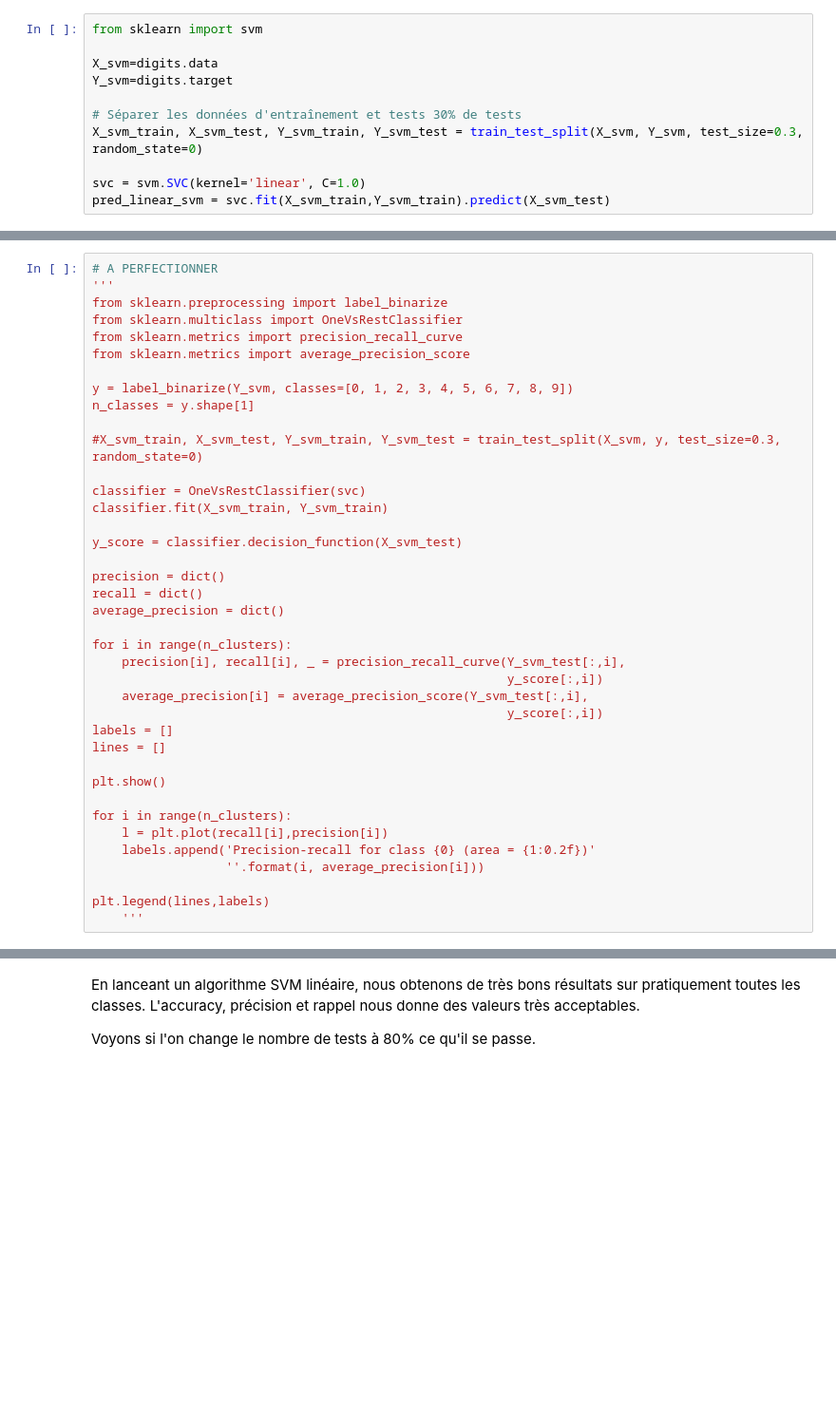
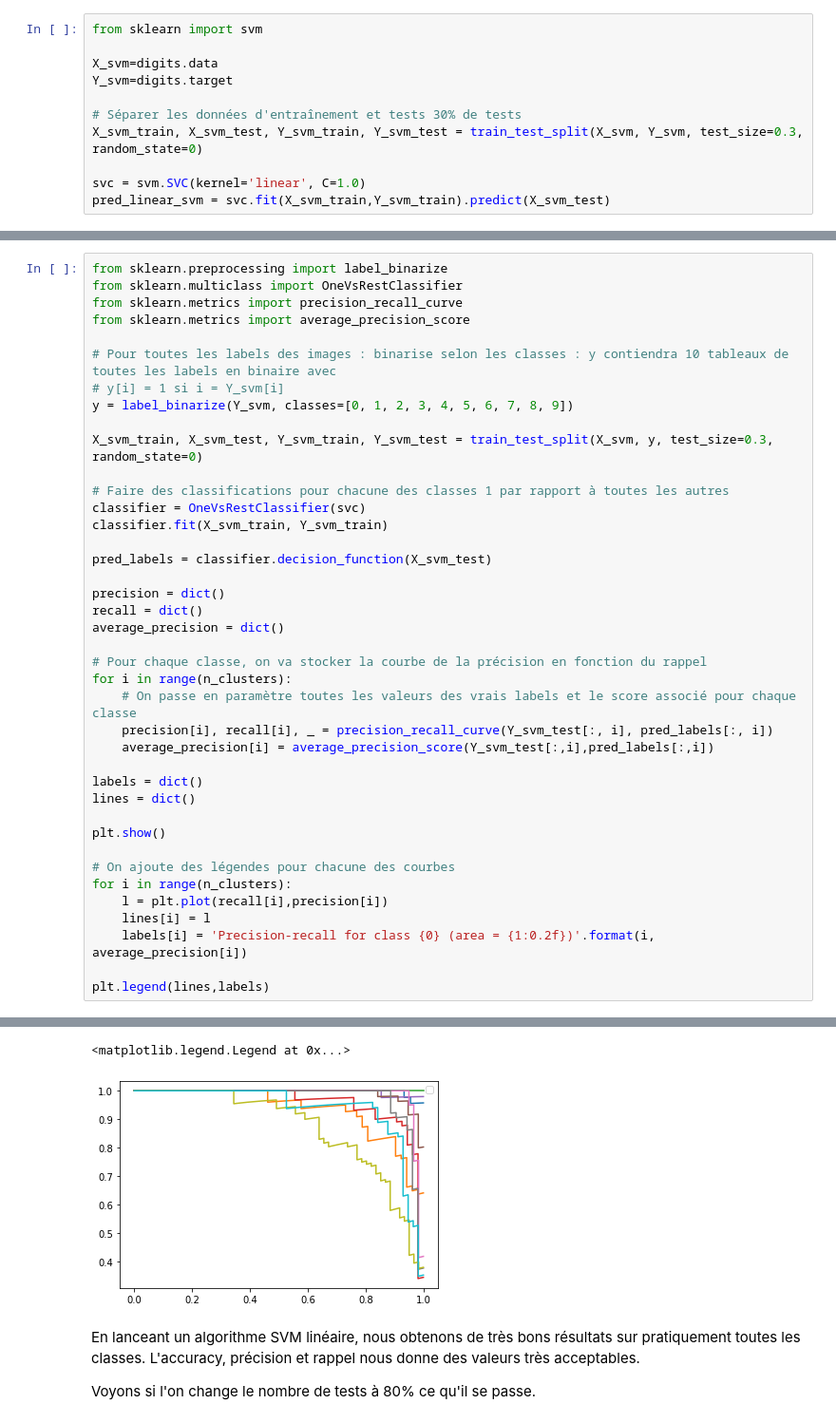
Before and after one commit to JohanChataigne/handwritten_digits_recognition, a Jupyter notebook: Assignment1.ipynb, the cells around one changed output, grey strips where cells are left out. Shown: that part at 95% size. Cells and saved outputs as stored; diff of their text form; blank space fills up the shorter version.

Commit message:
precision(recall)

```diff
--- a/Assignment1.ipynb
+++ b/Assignment1.ipynb
@@ -407,39 +447,41 @@ print(report_linear_svm)
 # %%
-# A PERFECTIONNER
-'''
 from sklearn.preprocessing import label_binarize
 from sklearn.multiclass import OneVsRestClassifier
 from sklearn.metrics import precision_recall_curve
 from sklearn.metrics import average_precision_score
 
+# Pour toutes les labels des images : binarise selon les classes : y contiendra 10 tableaux de toutes les labels en binaire avec
+# y[i] = 1 si i = Y_svm[i]
 y = label_binarize(Y_svm, classes=[0, 1, 2, 3, 4, 5, 6, 7, 8, 9])
-n_classes = y.shape[1]
 
-#X_svm_train, X_svm_test, Y_svm_train, Y_svm_test = train_test_split(X_svm, y, test_size=0.3, random_state=0)
+X_svm_train, X_svm_test, Y_svm_train, Y_svm_test = train_test_split(X_svm, y, test_size=0.3, random_state=0)
 
+# Faire des classifications pour chacune des classes 1 par rapport à toutes les autres
 classifier = OneVsRestClassifier(svc)
 classifier.fit(X_svm_train, Y_svm_train)
 
-y_score = classifier.decision_function(X_svm_test)
+pred_labels = classifier.decision_function(X_svm_test)
 
 precision = dict()
 recall = dict()
 average_precision = dict()
 
+# Pour chaque classe, on va stocker la courbe de la précision en fonction du rappel
 for i in range(n_clusters):
-    precision[i], recall[i], _ = precision_recall_curve(Y_svm_test[:,i],
-                                                        y_score[:,i])
-    average_precision[i] = average_precision_score(Y_svm_test[:,i],
-                                                        y_score[:,i])
-labels = []
-lines = []
+    # On passe en paramètre toutes les valeurs des vrais labels et le score associé pour chaque classe
+    precision[i], recall[i], _ = precision_recall_curve(Y_svm_test[:, i], pred_labels[:, i])
+    average_precision[i] = average_precision_score(Y_svm_test[:,i],pred_labels[:,i])
+
+labels = dict()
+lines = dict()
 
 plt.show()
 
+# On ajoute des légendes pour chacune des courbes
 for i in range(n_clusters):
     l = plt.plot(recall[i],precision[i])
-    labels.append('Precision-recall for class {0} (area = {1:0.2f})'
-                  ''.format(i, average_precision[i]))
+    lines[i] = l
+    labels[i] = 'Precision-recall for class {0} (area = {1:0.2f})'.format(i, average_precision[i])
 
 plt.legend(lines,labels)
-    '''
+# %% [output]
@@ -446,3 +508,5 @@ plt.legend(lines,labels)
+<matplotlib.legend.Legend at 0x...>
+[figure, added]
 # %% [markdown]
 <font color="blue"/>
 
```
Also changed, not shown: parts of 9 cells of this notebook.
